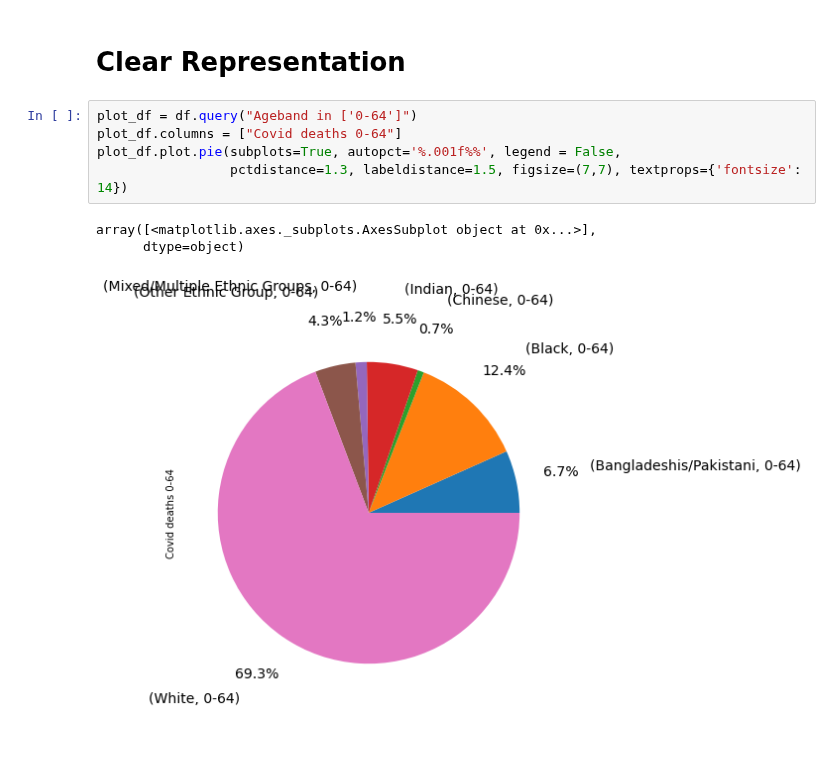
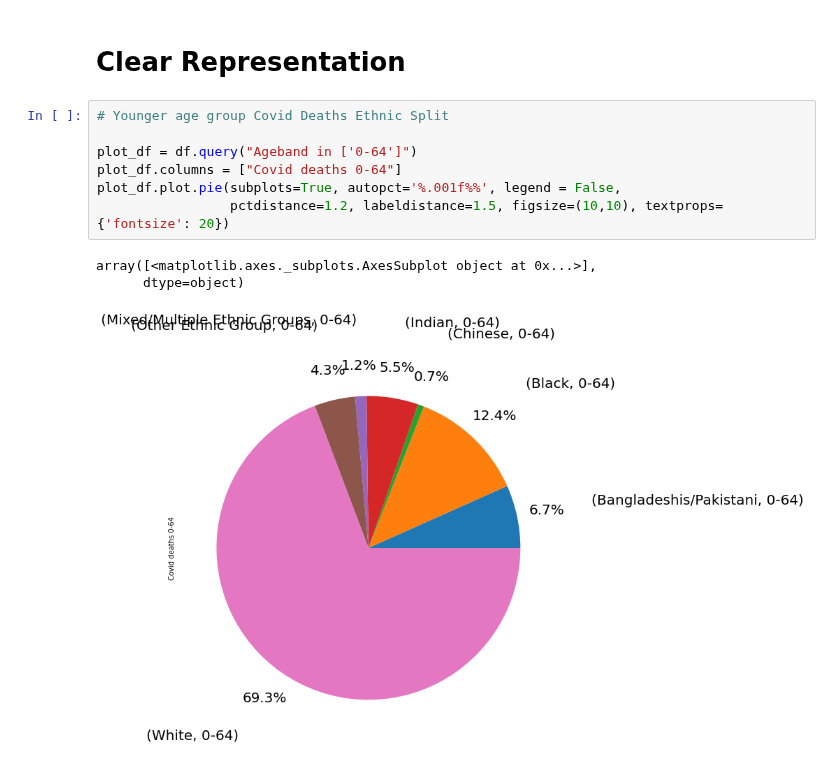
Before and after one commit to Quotennial/covid_bame, a Jupyter notebook: notebooks/Ethnicity And Age Breakdown.ipynb, the cells around one changed output. Drawn from its saved outputs; the diff is of its cells as text.

```diff
--- a/notebooks/Ethnicity And Age Breakdown.ipynb
+++ b/notebooks/Ethnicity And Age Breakdown.ipynb
@@ -277,12 +277,14 @@ array([<matplotlib.axes._subplots.AxesSubplot object at 0x...>],
 # %% [markdown]
 # Clear Representation
 # %%
+# Younger age group Covid Deaths Ethnic Split
+
 plot_df = df.query("Ageband in ['0-64']")
 plot_df.columns = ["Covid deaths 0-64"]
 plot_df.plot.pie(subplots=True, autopct='%.001f%%', legend = False,
-                 pctdistance=1.3, labeldistance=1.5, figsize=(7,7), textprops={'fontsize': 14})
+                 pctdistance=1.2, labeldistance=1.5, figsize=(10,10), textprops={'fontsize': 20})
 # %% [output]
 array([<matplotlib.axes._subplots.AxesSubplot object at 0x...>],
       dtype=object)
-[figure, old version]
+[figure, new version]
 # %%
```
Also changed, not shown: parts of 4 cells of this notebook, 4 other files.
